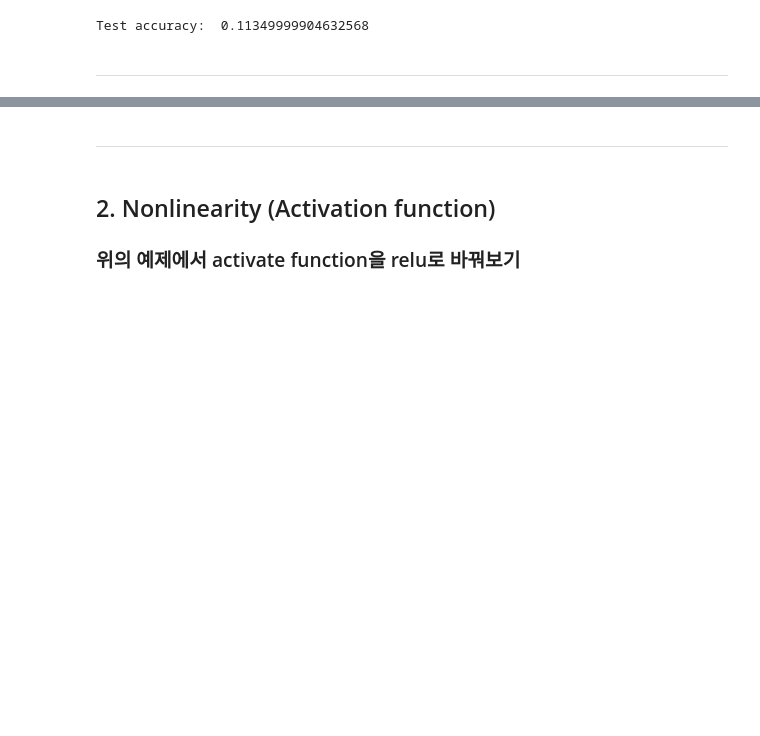
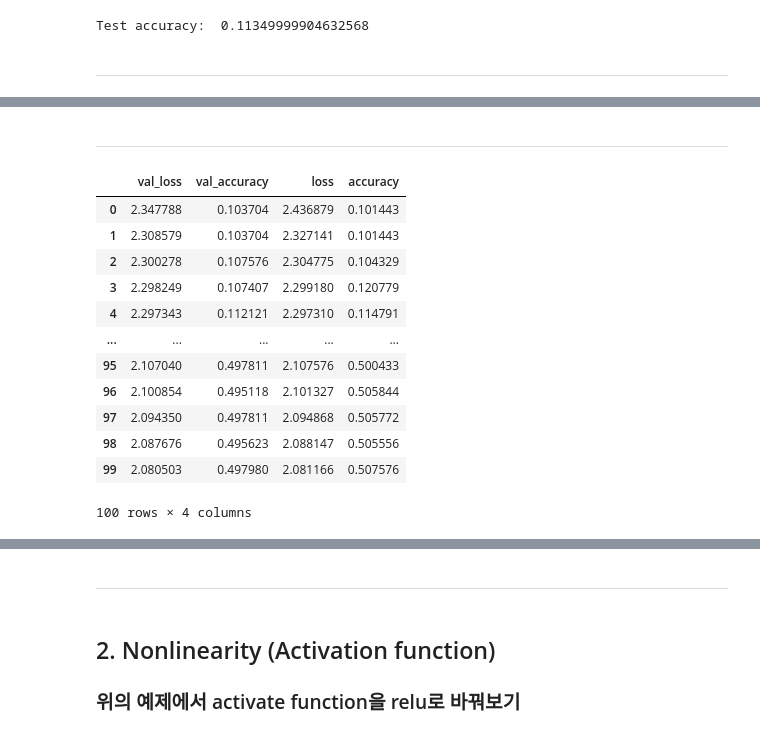
Before and after one commit to jeongnamho/AI, a Jupyter notebook: DNN/2020.01.21/2020.01.21 - 1. 최적화.ipynb, the cells around one changed output, grey strips where cells are left out. Drawn from its saved outputs; the diff is of its cells as text; code cells hidden in the pictures; blank space fills up the shorter version.

```diff
--- a/DNN/2020.01.21/2020.01.21 - 1. 최적화.ipynb
+++ b/DNN/2020.01.21/2020.01.21 - 1. 최적화.ipynb
@@ -258,3 +358,5 @@ Test accuracy:  0.11349999904632568
+# %% [markdown]
+---
 # %%
 # from now on, create a function to generate (return) models
 def mlp_model():
@@ -281,6 +383,23 @@ history = model.fit(X_train, y_train,
                     validation_split = 0.3,
                     epochs = 100,
                     verbose = 0)
+# %%
+# 한 에포크가 끝날 때마다 아래의 데이터프레임에서 row 하나씩 출력한다고 생각하면 됌
+pd.DataFrame(history.history)
+# %% [output]
+|  | val_loss | val_accuracy | loss | accuracy |
+| 0 | 2.347788 | 0.103704 | 2.436879 | 0.101443 |
+| 1 | 2.308579 | 0.103704 | 2.327141 | 0.101443 |
+| 2 | 2.300278 | 0.107576 | 2.304775 | 0.104329 |
+| 3 | 2.298249 | 0.107407 | 2.299180 | 0.120779 |
+| 4 | 2.297343 | 0.112121 | 2.297310 | 0.114791 |
+| ... | ... | ... | ... | ... |
+| 95 | 2.107040 | 0.497811 | 2.107576 | 0.500433 |
+| 96 | 2.100854 | 0.495118 | 2.101327 | 0.505844 |
+| 97 | 2.094350 | 0.497811 | 2.094868 | 0.505772 |
+| 98 | 2.087676 | 0.495623 | 2.088147 | 0.505556 |
+| 99 | 2.080503 | 0.497980 | 2.081166 | 0.507576 |
+100 rows × 4 columns
 # %%
 plt.plot(history.history['accuracy'])
 plt.plot(history.history['val_accuracy'])
```
Also changed, not shown: parts of 44 cells of this notebook, 1 other file.
